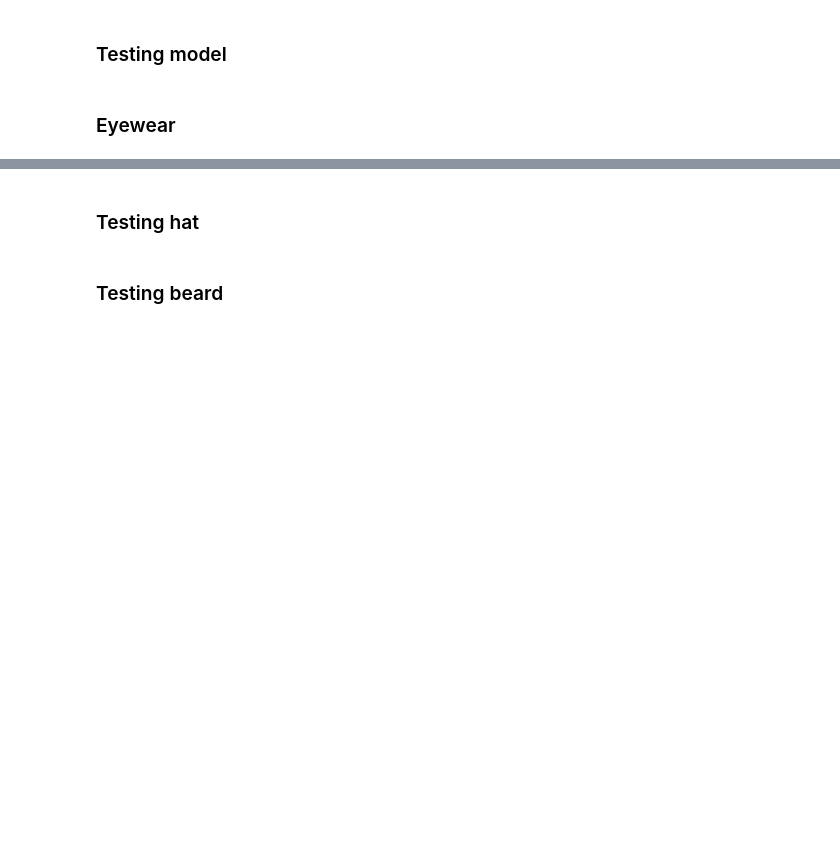
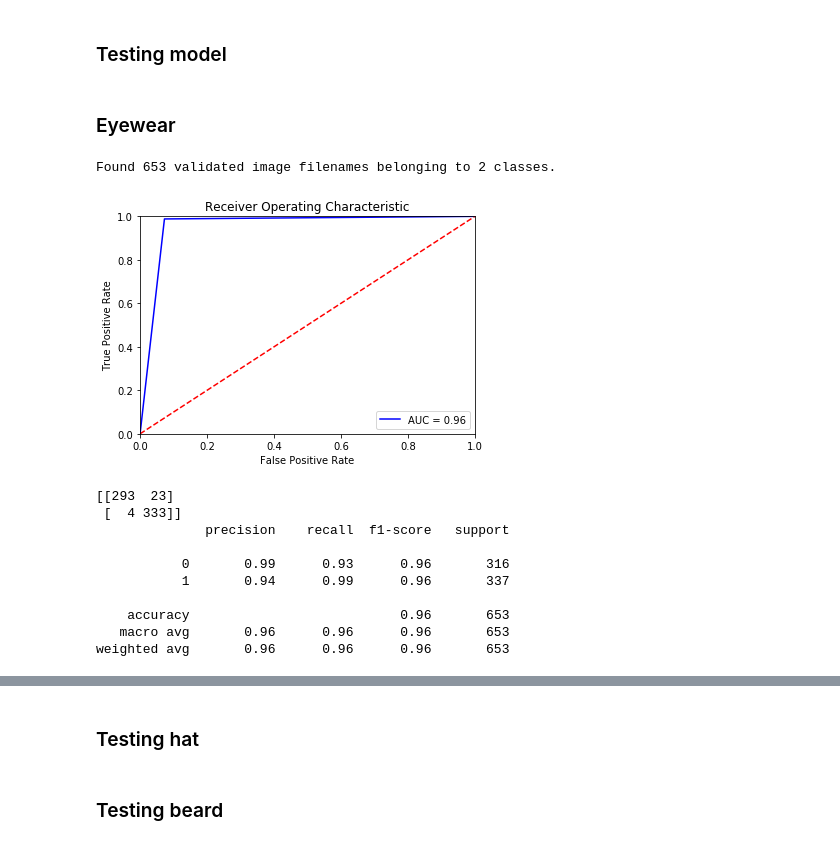
Before and after one commit to mzhou356/img2recommender, a Jupyter notebook: notebooks/Generic_Model_Tuning.ipynb, the cells around one changed output, grey strips where cells are left out. Saved outputs shown, nothing was run; the diff lists cells and outputs as text; code cells hidden in the pictures; blank space fills up the shorter version.

Commit message:
Modularize and improve RESNET50 model

```diff
--- a/notebooks/Generic_Model_Tuning.ipynb
+++ b/notebooks/Generic_Model_Tuning.ipynb
@@ -463,7 +458,7 @@ def model_testing(df, model_path, weight_path, label, shuffle = False,
              metrics=['accuracy']
                         )
     y_pred = np.around(loaded_model.predict_generator(data_generator, workers=8))
-    y_pred = [1-x for x in y_pred] # for old model
+    # y_pred = [1-x for x in y_pred] # for old model
     fpr, tpr, thresholds = roc_curve(labels, y_pred)
     area = roc_auc_score(labels, y_pred)
     plt.title('Receiver Operating Characteristic')
@@ -481,9 +476,22 @@ def model_testing(df, model_path, weight_path, label, shuffle = False,
 ### Eyewear
 # %%
 model_testing(df=df,model_path='../tuning_data/resnet_data/resnet50_model_5_up.json',
-             weight_path='../tuning_data/resnet_data/untracked_resnet50/best_resnet50_model_5_layer_eyewear_0.25dobeta.h5',
+             weight_path='../tuning_data/resnet_data/untracked_resnet50/best_resnet50_model_5_layer_eyewear_0.25dobeta_1.h5',
               label='eyewear')
-# use best_resnet50_model_5_layer_eyewear_0.25dobeta_2.h5
+# use best_resnet50_model_5_layer_eyewear_0.25dobeta_1.h5
+# %% [output]
+Found 653 validated image filenames belonging to 2 classes.
+[figure, added]
+[[293  23]
+ [  4 333]]
+              precision    recall  f1-score   support
+
+           0       0.99      0.93      0.96       316
+           1       0.94      0.99      0.96       337
+
+    accuracy                           0.96       653
+   macro avg       0.96      0.96      0.96       653
+weighted avg       0.96      0.96      0.96       653
 # %%
 model_testing(df=df,model_path='../tuning_data/resnet_data/resnet50_model_5_up.json',
              weight_path='../tuning_data/resnet_data/untracked_resnet50/best_resnet50_model_5_layer_eyewear_0.25dobeta_2.h5',
```
Also changed, not shown: parts of 8 cells of this notebook.
